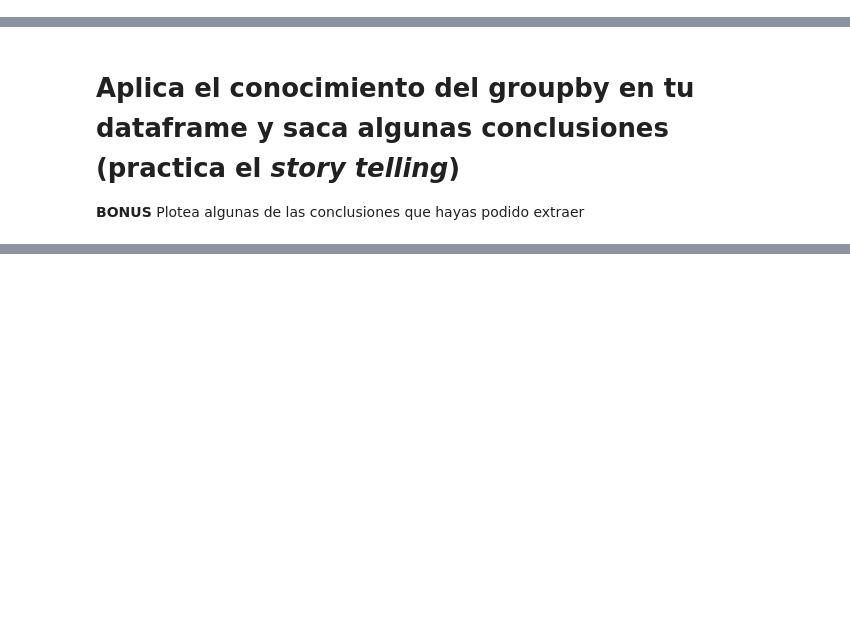
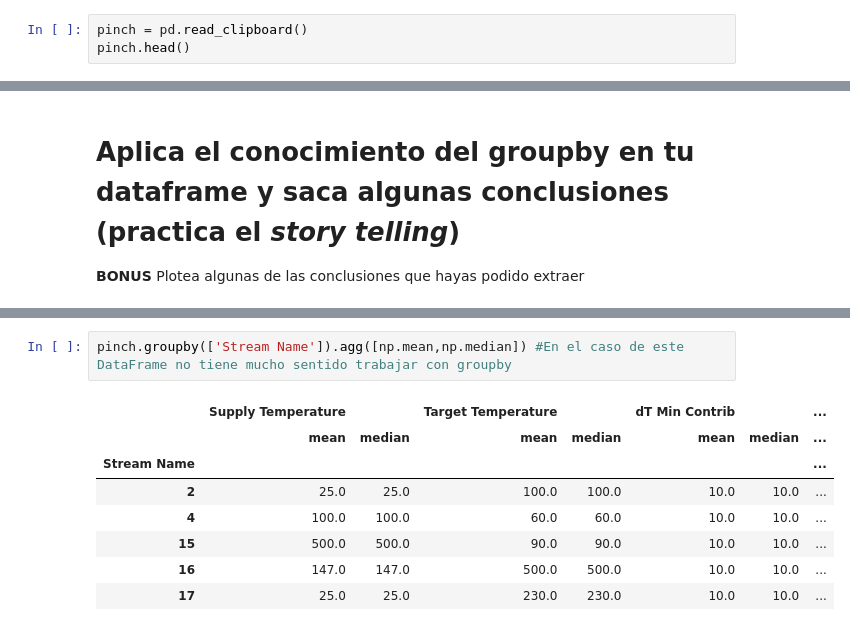
Before and after one commit to Ironhack-Part-Time-Enero2022/lab-pandas-II, a Jupyter notebook: Lab-Pandas-II.ipynb, the cells around one changed output, grey strips where cells are left out. Cells and saved outputs as stored; diff of their text form; blank space fills up the shorter version.

```diff
--- a/Lab-Pandas-II.ipynb
+++ b/Lab-Pandas-II.ipynb
@@ -6,0 +26,3 @@ Hint: ten en cuenta que os pediremos que hagais algunas transformaciones usando
+# %%
+pinch = pd.read_clipboard()
+pinch.head()
@@ -23,0 +184,11 @@ Tómate tu tiempo para entender el dataframe y la información que hay en el. Y
+# %%
+pinch.groupby(['Stream Name']).agg([np.mean,np.median]) #En el caso de este DataFrame no tiene mucho sentido trabajar con groupby
+# %% [output]
+|  | Supply Temperature |  | Target Temperature |  | dT Min Contrib |  | ... |
+|  | mean | median | mean | median | mean | median | ... |
+| Stream Name |  |  |  |  |  |  | ... |
+| 2 | 25.0 | 25.0 | 100.0 | 100.0 | 10.0 | 10.0 | ... |
+| 4 | 100.0 | 100.0 | 60.0 | 60.0 | 10.0 | 10.0 | ... |
+| 15 | 500.0 | 500.0 | 90.0 | 90.0 | 10.0 | 10.0 | ... |
+| 16 | 147.0 | 147.0 | 500.0 | 500.0 | 10.0 | 10.0 | ... |
+| 17 | 25.0 | 25.0 | 230.0 | 230.0 | 10.0 | 10.0 | ... |
```
Also changed, not shown: parts of 12 cells of this notebook, 1 other file.
